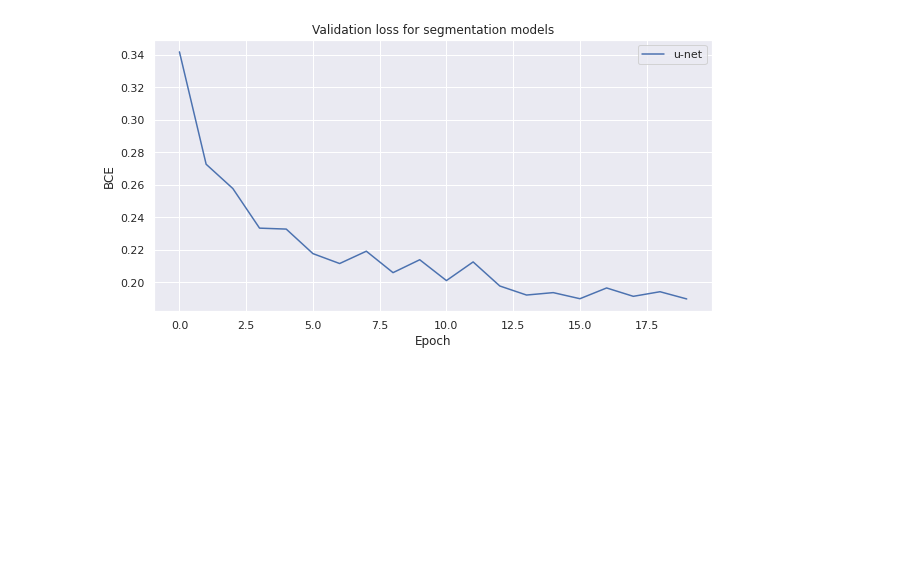
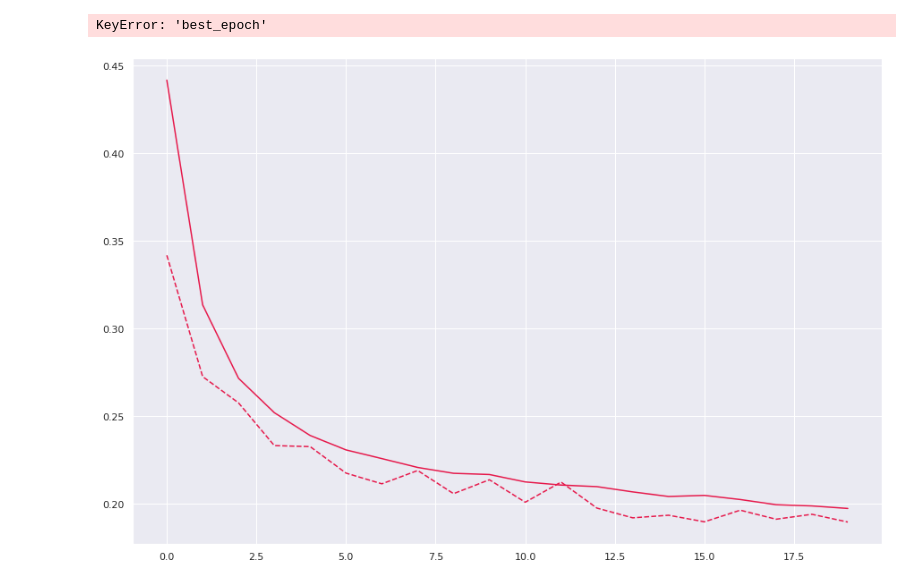
Before and after one commit to dryng/Dry-Rot, a Jupyter notebook: metrics/generate_plots.ipynb, the cells around one changed output. Drawn from its saved outputs; the diff is of its cells as text; code cells hidden in the pictures; blank space fills up the shorter version.

```diff
--- a/metrics/generate_plots.ipynb
+++ b/metrics/generate_plots.ipynb
@@ -5,4 +5,9 @@ import json
 import os
 import seaborn as sns
 sns.set_theme()
+# %%
+def distinct_colors():
+    colors = [[230, 25, 75], [60, 180, 75], [0, 130, 200], [245, 130, 48], [145, 30, 180],  [250, 190, 212], [0, 128, 128], [220, 190, 255], [170, 110, 40], [255, 250, 200], [128, 0, 0], [170, 255, 195], [128, 128, 0], [255, 215, 180], [0, 0, 128], [128, 128, 128], [255, 255, 255], [0, 0, 0]]
+    colors = [[c[0]/255,c[1]/255,c[2]/255] for c in colors]
+    return colors
 # %%
@@ -26,0 +36,21 @@ plt.show()
+# %%
+colors = distinct_colors()
+
+fig, ax = plt.subplots()
+fig.set_size_inches(15,10)
+folders = os.listdir("classification")
+metrics = {}
+for i,folder in enumerate(folders):
+    file=f"classification/{folder}/metrics.json"
+    with open(file,'r') as f:
+        metrics[folder] = json.load(f)
+        ax.plot(list(range(len(metrics[folder]['val_accuracies']))),metrics[folder]['val_accuracies'],label=f"{folder} (validation)", color=colors[i], linestyle='dashed')
+        ax.plot(list(range(len(metrics[folder]['train_accuracies']))),metrics[folder]['train_accuracies'],label=f"{folder} (train)", color=colors[i])
+        ax.scatter(metrics[folder]['best_epoch'],metrics[folder]['val_accuracies'][int(metrics[folder]['best_epoch'])], color=colors[i], marker='*',s=150)
+
+ax.set_title('Validation and training accuracies for classification models')
+ax.set_xlabel('Epoch')
+ax.set_ylabel('Accuracy (%)')
+ax.legend()
+plt.savefig("classification_accuracy.jpg",dpi=600)
+plt.show()
@@ -27,20 +59,25 @@ plt.show()
 # %%
+colors = distinct_colors()
+
 fig, ax = plt.subplots()
-fig.set_size_inches(10,5)
+fig.set_size_inches(15,10)
 folders = os.listdir("segmentation")
 metrics = {}
-for folder in folders:
+for i,folder in enumerate(folders):
     file=f"segmentation/{folder}/metrics.json"
     with open(file,'r') as f:
         metrics[folder] = json.load(f)
-        ax.plot(list(range(len(metrics[folder]['val_losses']))),metrics[folder]['val_losses'],label=folder)
+        ax.plot(list(range(len(metrics[folder]['val_losses']))),metrics[folder]['val_losses'],label=f"{folder} (validation)", color=colors[i], linestyle='dashed')
+        ax.plot(list(range(len(metrics[folder]['train_losses']))),metrics[folder]['train_losses'],label=f"{folder} (train)", color=colors[i])
+        ax.scatter(metrics[folder]['best_epoch'],metrics[folder]['val_losses'][int(metrics[folder]['best_epoch'])], color=colors[i], marker='*',s=150)
 
-ax.set_title('Validation loss for segmentation models')
+ax.set_title('Validation and training loss for segmentation model')
 ax.set_xlabel('Epoch')
-ax.set_ylabel('BCE')
+ax.set_ylabel('Dice')
 ax.legend()
-# plt.savefig("validation_loss.jpg")
+plt.savefig("segmentation_loss.jpg",dpi=300)
 plt.show()
 # %% [output]
+KeyError: 'best_epoch'
-[figure, old version]
+[figure, new version]
 # %%
```
Also changed, not shown: parts of 4 cells of this notebook, 7 other files.
